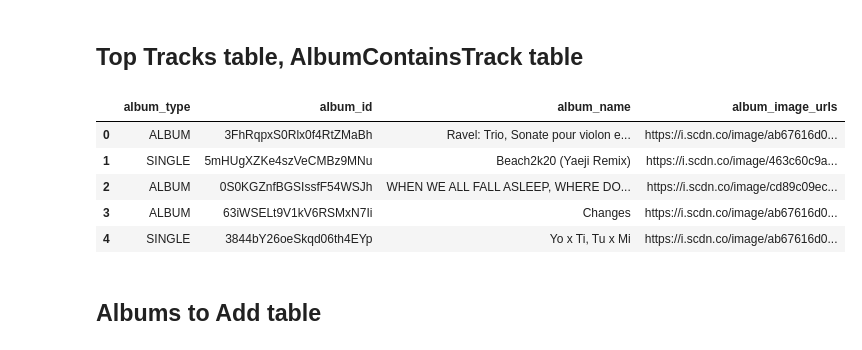
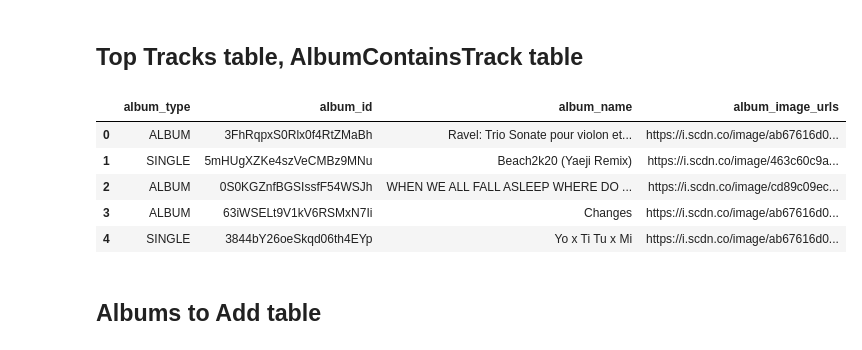
Before and after one commit to CS-316-Group/Project, a Jupyter notebook: notebooks/Spotify Data Cleaning.ipynb, the cells around one changed output. Saved outputs shown, nothing was run; the diff lists cells and outputs as text; code cells hidden in the pictures.

```diff
--- a/notebooks/Spotify Data Cleaning.ipynb
+++ b/notebooks/Spotify Data Cleaning.ipynb
@@ -256,15 +271,17 @@ def clean_top_tracks_album_info(new_user):
     return top_tracks, album_contains_track, top_tracks_albums_to_add
 
 top_tracks, album_contains_track, top_tracks_albums_to_add = clean_top_tracks_album_info(new_user)
-# %%
-top_tracks_albums_to_add.head()
-# %% [output]
-|  | album_type | album_id | album_name | album_image_urls |
-| 0 | ALBUM | 3FhRqpxS0Rlx0f4RtZMaBh | Ravel: Trio, Sonate pour violon e... | https://i.scdn.co/image/ab67616d0... |
-| 1 | SINGLE | 5mHUgXZKe4szVeCMBz9MNu | Beach2k20 (Yaeji Remix) | https://i.scdn.co/image/463c60c9a... |
-| 2 | ALBUM | 0S0KGZnfBGSIssfF54WSJh | WHEN WE ALL FALL ASLEEP, WHERE DO... | https://i.scdn.co/image/cd89c09ec... |
-| 3 | ALBUM | 63iWSELt9V1kV6RSMxN7Ii | Changes | https://i.scdn.co/image/ab67616d0... |
-| 4 | SINGLE | 3844bY26oeSkqd06th4EYp | Yo x Ti, Tu x Mi | https://i.scdn.co/image/ab67616d0... |
+# %%
+top_tracks.head()
+album_contains_track.head()
+top_tracks_albums_to_add.head()
+# %% [output]
+|  | album_type | album_id | album_name | album_image_urls |
+| 0 | ALBUM | 3FhRqpxS0Rlx0f4RtZMaBh | Ravel: Trio Sonate pour violon et... | https://i.scdn.co/image/ab67616d0... |
+| 1 | SINGLE | 5mHUgXZKe4szVeCMBz9MNu | Beach2k20 (Yaeji Remix) | https://i.scdn.co/image/463c60c9a... |
+| 2 | ALBUM | 0S0KGZnfBGSIssfF54WSJh | WHEN WE ALL FALL ASLEEP WHERE DO ... | https://i.scdn.co/image/cd89c09ec... |
+| 3 | ALBUM | 63iWSELt9V1kV6RSMxN7Ii | Changes | https://i.scdn.co/image/ab67616d0... |
+| 4 | SINGLE | 3844bY26oeSkqd06th4EYp | Yo x Ti Tu x Mi | https://i.scdn.co/image/ab67616d0... |
 # %% [markdown]
 ## Albums to Add table
 # %% [markdown]
```
Also changed, not shown: parts of 7 cells of this notebook, 1 other file.
